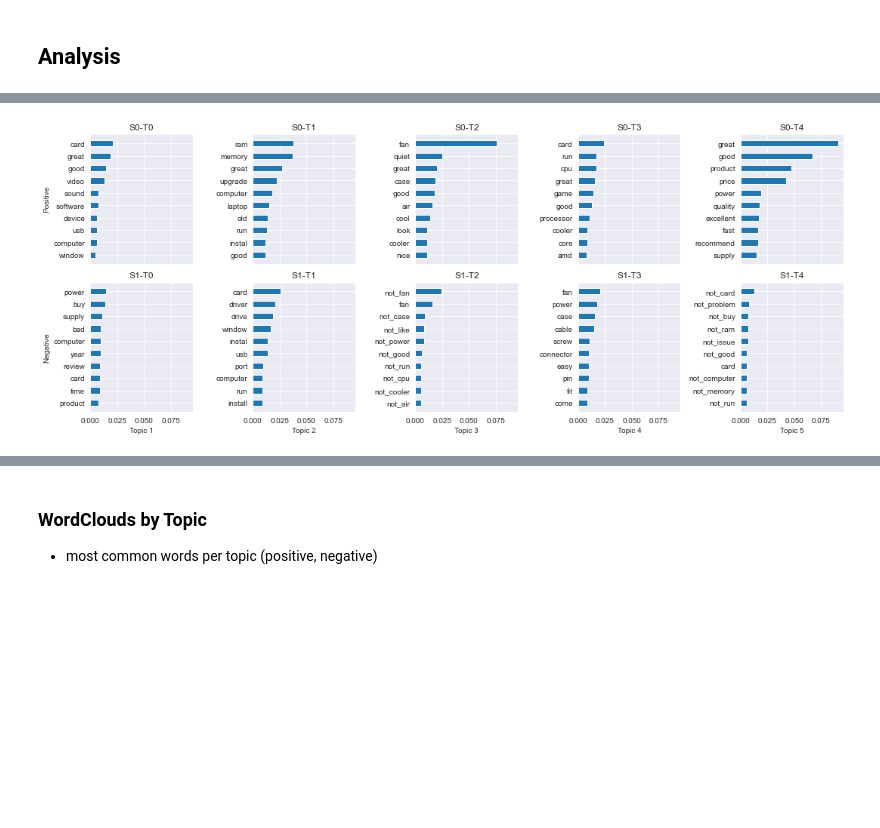
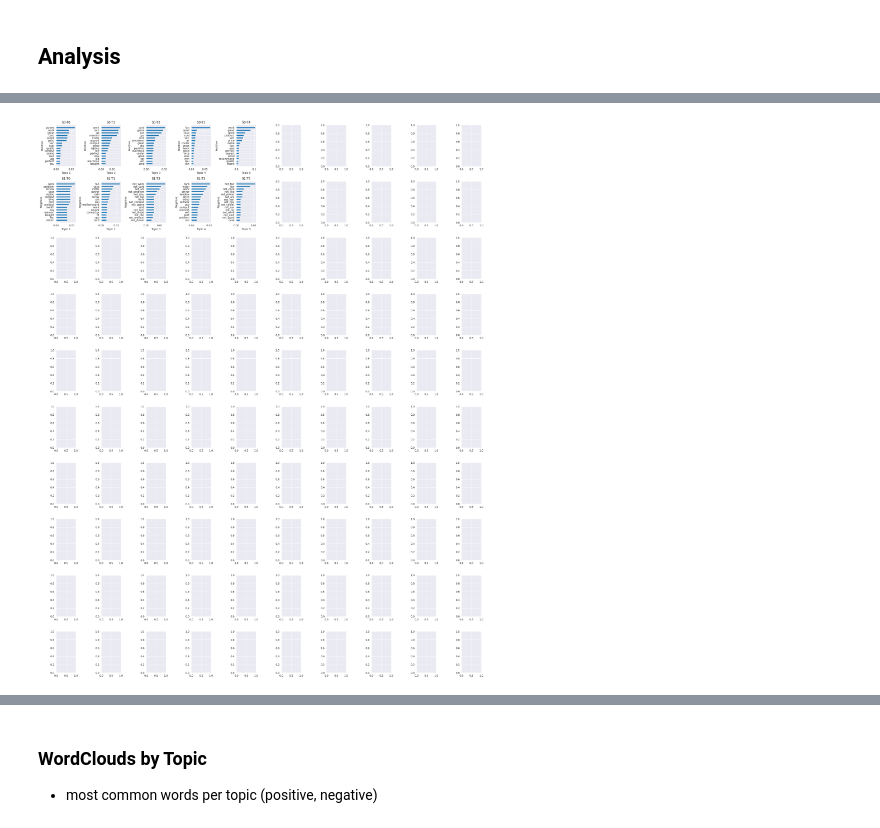
Before and after one commit to saiteki-kai/amazon-reviews, a Jupyter notebook: notebooks/05_asum.ipynb, the cells around one changed output, grey strips where cells are left out. Drawn from its saved outputs; the diff is of its cells as text; code cells hidden in the pictures; blank space fills up the shorter version.

```diff
--- a/notebooks/05_asum.ipynb
+++ b/notebooks/05_asum.ipynb
@@ -40,2 +53,17 @@ with open(sentence_list, "a") as f:
+# %%
+# sentiment words
+with open(data_dir / "sentiwords.json", "r") as f:
+    senti_words = json.load(f)
+
+    normalized = senti_words[NORM]
+
+    pos_words = normalized["positive"]
+    neg_words = normalized["negative"]
+
+with open(data_dir / "asum" / "SentiWords-0.txt", "w") as f:
+    f.write("\n".join(pos_words))
+
+with open(data_dir / "asum" / "SentiWords-1.txt", "w") as f:
+    f.write("\n".join(neg_words))
 # %% [markdown]
 ## Run
@@ -63,9 +92,10 @@ def map_topic_sentiment(column_name):
     values = column_name.split("-")
     return {
         "sentiment": int(values[0][1]),
-        "topic": int(values[1][1]),
+        "topic": int(values[1][1:]),
         "colname": column_name,
     }
 
 
 columns = df.columns.map(map_topic_sentiment)
+columns
@@ -72,35 +115,44 @@ columns = df.columns.map(map_topic_sentiment)
 # %%
 def get_word_weight(text):
     match = re.match("(\w+)\s+\((.*?)\)", text)
     word, weight = match.groups()
     return word, float(weight)
 
 
-n_topics = 5
-n_top_words = 10
+n_topics = 50
+n_top_words = 15
 
-fig, axes = plt.subplots(2, n_topics, figsize=(15, 6), sharex="all")
-axes = axes.flatten()
+total_df = pd.DataFrame()
+
+fig, axes = plt.subplots(int(n_topics / 10 * 2), 10, figsize=(24, 30))
 
 for idx, item in enumerate(columns):
     if item is None:
         continue
 
-    ax = axes[idx]
+    ax = axes[
+        int(int(item["topic"] / 10) * 2 + item["sentiment"]), int(item["topic"] % 10)
+    ]
     words = df[item["colname"]][:n_top_words]
     weights = list(map(list, zip(*words.map(get_word_weight))))
 
     weights = pd.DataFrame({"names": weights[0], "weights": weights[1]})
     weights.sort_values("weights", inplace=True)
 
+    w = weights.copy()
+    w["colname"] = item["colname"]
+    total_df = pd.concat((total_df, w))
+
     ax.barh(weights["names"], weights["weights"], height=0.5)
     ax.set_title(item["colname"])
 
-    if idx > n_topics - 1:
-        ax.set_xlabel(f"Topic {item['topic'] + 1}")
+    # if idx > n_topics - 1:
+    ax.set_xlabel(f"Topic {item['topic'] + 1}")
 
-    if idx == 0 or idx == n_topics:
-        ax.set_ylabel("Positive" if item["sentiment"] == 0 else "Negative")
+    # if idx == 0 or idx == n_topics:
+    # if int(int(item["topic"] / 10) * 2 + item["sentiment"]) % 2 == 0:
+    ax.set_ylabel("Positive" if item["sentiment"] == 0 else "Negative")
+
 fig.tight_layout()
 # %% [output]
-[figure, old version]
+[figure, new version]
```
Also changed, not shown: parts of 32 cells of this notebook, 1 other file.
